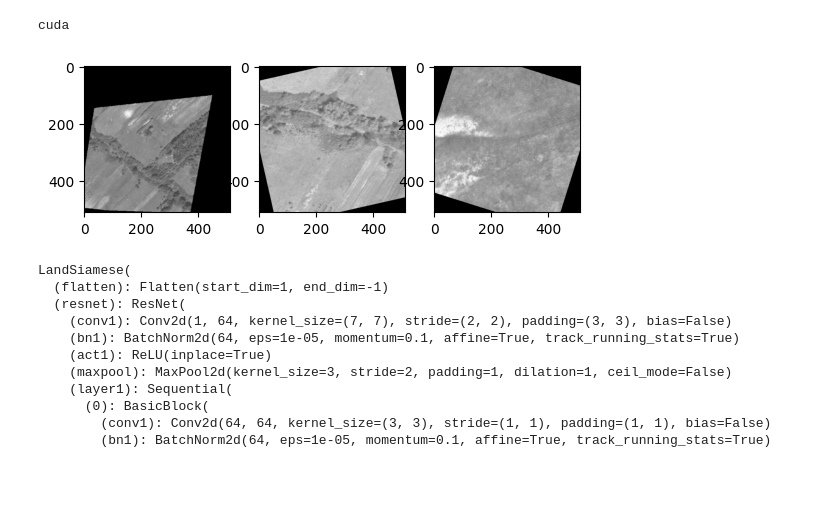
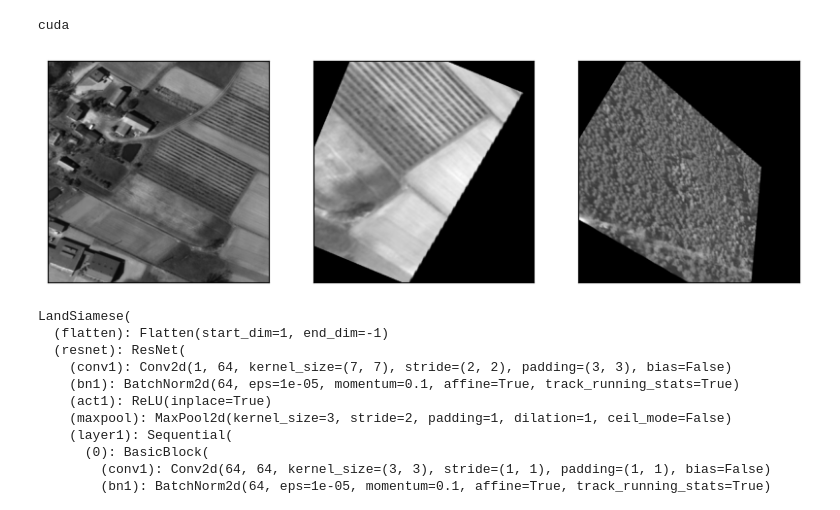
Before and after one commit to tidehackathon/team-dstl-1, a Jupyter notebook: mapping/notebook.ipynb, the cells around one changed output. Cells and saved outputs as stored; diff of their text form; code cells hidden in the pictures; blank space fills up the shorter version.

Commit message:
added training image example

```diff
--- a/mapping/notebook.ipynb
+++ b/mapping/notebook.ipynb
@@ -34,43 +34,39 @@ print(device)
 # %% [output]
 cuda
 # %%
-def transforms(anchor, pos, neg):
-    T = torch.nn.Sequential(torchvision.transforms.RandomPerspective(distortion_scale=0.4),
-                    torchvision.transforms.RandomResizedCrop((512, 512), scale=(0.01, 1.0)),
-                    torchvision.transforms.RandomHorizontalFlip(),
-                    torchvision.transforms.RandomRotation((-50, 50)))
-    anchor = T(anchor)
-    pos = T(pos)
-    neg = T(neg)
-    return anchor, pos, neg
-
 def transforms(anchor, pos, neg):
     T = torch.nn.Sequential(torchvision.transforms.RandomPerspective(distortion_scale=0.6),
                     torchvision.transforms.RandomResizedCrop((512, 512), scale=(0.01, 1.0)),
                     torchvision.transforms.RandomHorizontalFlip(),
                     torchvision.transforms.RandomRotation((-50, 50)),
                     torchvision.transforms.RandomAutocontrast(p=0.25),
-                    torchvision.transforms.RandomEqualize(p=0.25),
                     torchvision.transforms.ColorJitter(brightness=0.5, contrast=0.2),
                     )
-    anchor = T(anchor)
+    anchor = anchor
     pos = T(pos)
     neg = T(neg)
     return anchor, pos, neg
 
 data = LandcoverAITriplet(DATA_FOLDER, transform=transforms, anchor_type='image')
 dataloader = DataLoader(data, batch_size=1, shuffle=True)
 for anchor, pos, neg in dataloader:
-    fig, axs = plt.subplots(1, 3)
+    fig, axs = plt.subplots(1, 3, figsize=(10, 30))
     axs[0].imshow(anchor[0, 0], cmap='gray')
+    axs[0].get_yaxis().set_visible(False)
+    axs[0].get_xaxis().set_visible(False)
     axs[1].imshow(pos[0, 0], cmap='gray')
+    axs[1].get_yaxis().set_visible(False)
+    axs[1].get_xaxis().set_visible(False)
     axs[2].imshow(neg[0, 0], cmap='gray')
+    axs[2].get_yaxis().set_visible(False)
+    axs[2].get_xaxis().set_visible(False)
+    plt.savefig('example_images/training_data.png', bbox_inches='tight')
     break
 plt.show()
 
 dataloader = DataLoader(data, batch_size=32, shuffle=True)
 # %% [output]
-[figure, old version]
+[figure, new version]
 # %%
 # train_triplet(model, dataloader, criterion, device, num_epochs=100, lr=1e-4, margin=1, save_path='models')
 # %%
```
Also changed, not shown: parts of 15 cells of this notebook, 1 other file.
